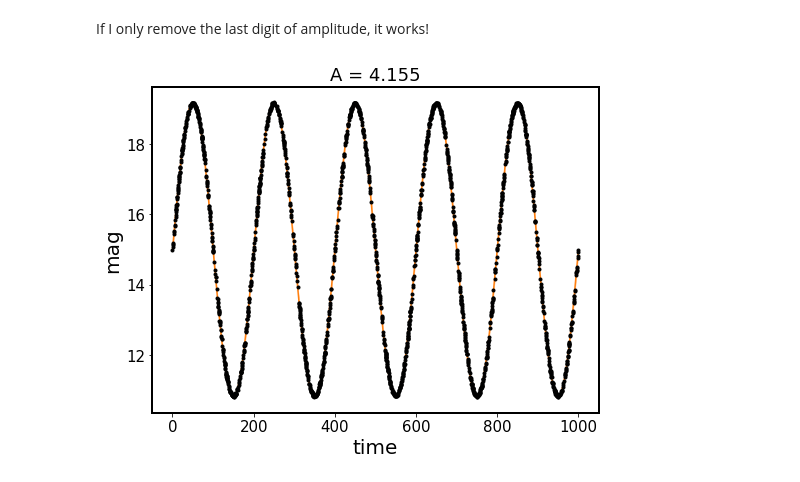
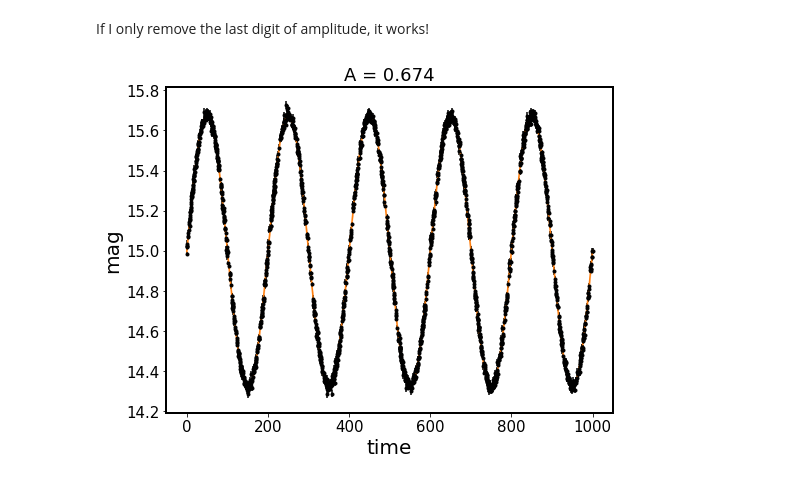
Before and after one commit to suberlak/DRW_combination_kernels, a Jupyter notebook: code/Fit_sinusoid.ipynb, the cells around one changed output. Drawn from its saved outputs; the diff is of its cells as text; code cells hidden in the pictures.

```diff
--- a/code/Fit_sinusoid.ipynb
+++ b/code/Fit_sinusoid.ipynb
@@ -48,8 +48,8 @@ def fit_sinusoid(t,y,yerr, A = 1, period = 100, plot=True,freeze_c=False,
 
     if verbose:
         print('Using sinusoidal kernel')
-    k = terms.ComplexTerm(log_a = np.log(A/2) ,log_c = 0,
-                           log_d = np.log(omega))
+    k = terms.ComplexTerm(log_a = np.log(A/2) ,log_c = -10,
+                          log_d = np.log(omega))
     if freeze_c :
         k.freeze_parameter("log_c")
 
@@ -293,14 +275,14 @@ LinAlgError: failed to factorize or solve matrix
 If I only remove the last digit of amplitude, it works!
 # %%
 # Works
-A = 4.15584584584584
+A = 0.674334334334334
 y_sin =  A*np.sin(omega*t) + mean
 
 # add Gaussian noise to create observed data
 y_obs = y_sin+noise
 
 # compute Celerite fit
 results = fit_sinusoid(t,y_obs,yerr, A, period , plot=True,freeze_c=False,
                       verbose = False )
 # %% [output]
-[figure, old version]
+[figure, new version]
```
Also changed, not shown: parts of 7 cells of this notebook.
